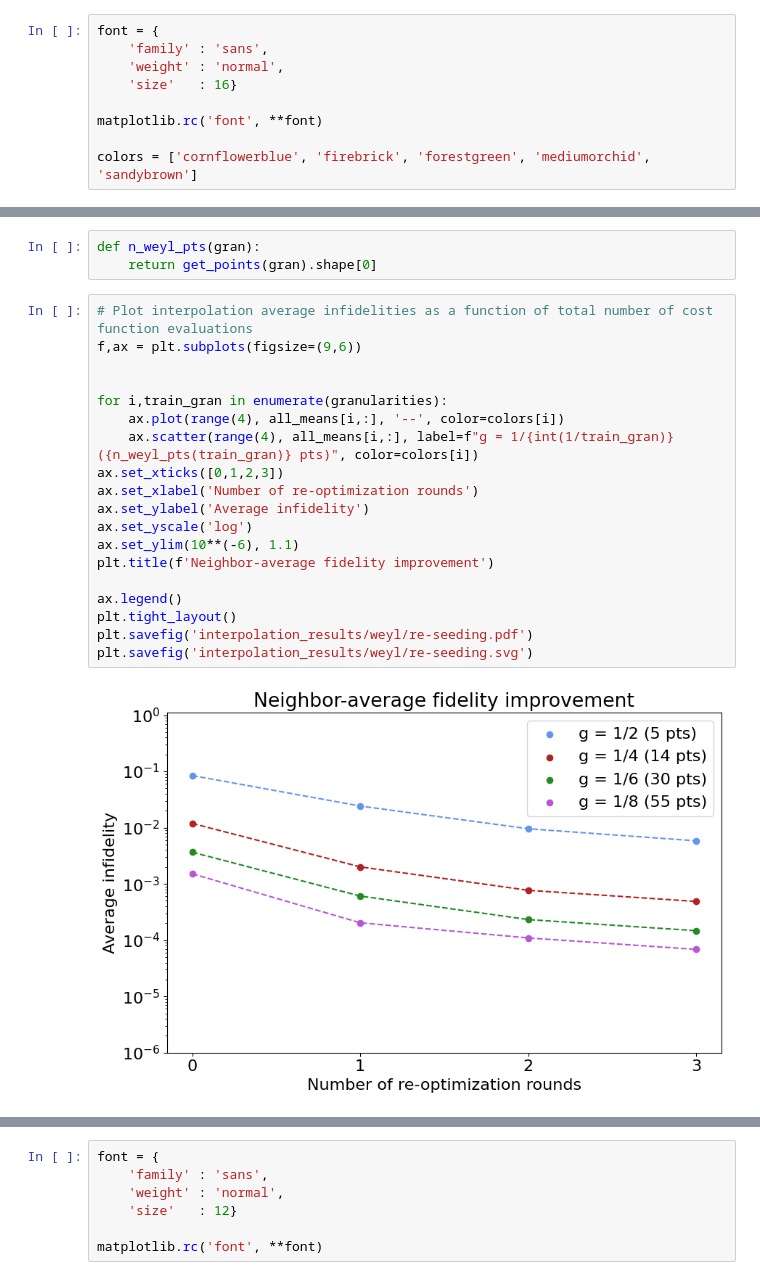
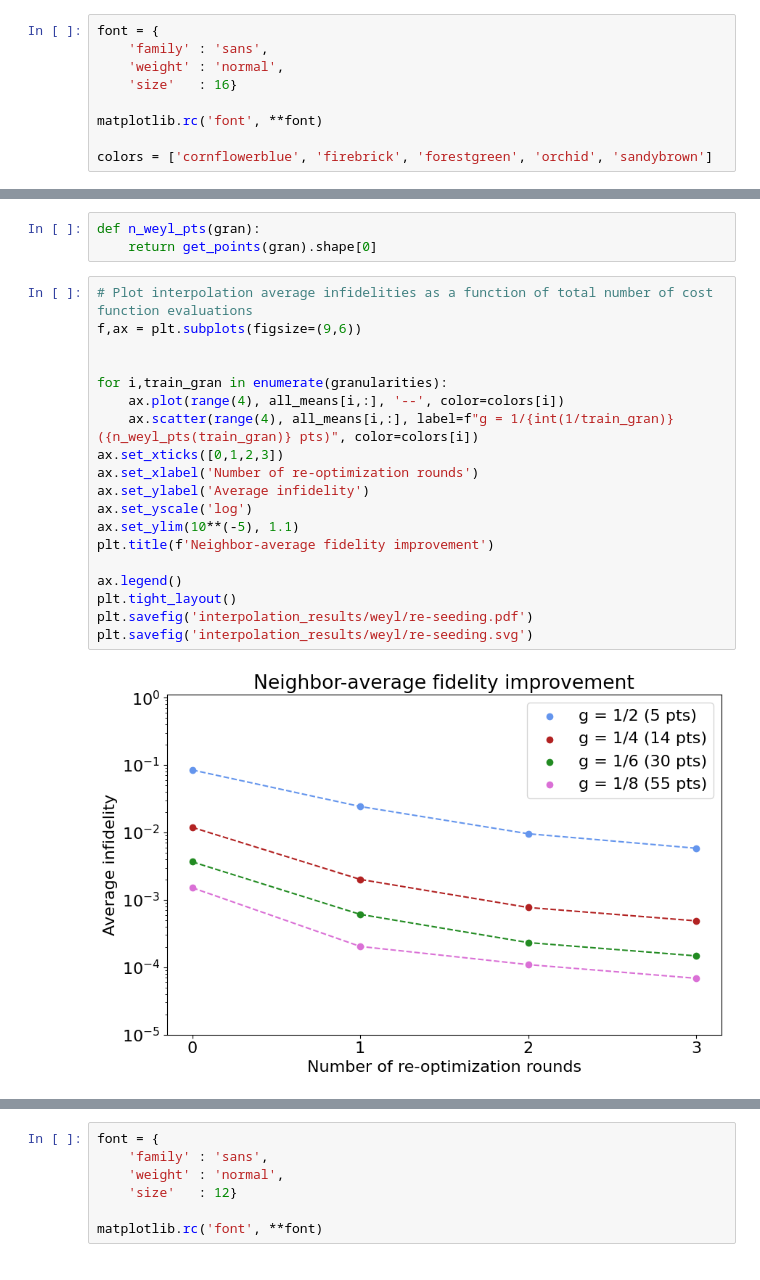
Before and after one commit to jasonchadwick/pulse-interpolation, a Jupyter notebook: interpolate3-weyl.ipynb, the cells around one changed output, grey strips where cells are left out. Saved outputs shown, nothing was run; the diff lists cells and outputs as text.

Commit message:
update plots

```diff
--- a/interpolate3-weyl.ipynb
+++ b/interpolate3-weyl.ipynb
@@ -24,7 +24,7 @@ font = {
 
 matplotlib.rc('font', **font)
 
-colors = ['cornflowerblue', 'firebrick', 'forestgreen', 'mediumorchid', 'sandybrown']
+colors = ['cornflowerblue', 'firebrick', 'forestgreen', 'orchid', 'sandybrown']
 # %%
 # Set up parameters for the Interpolater
 
@@ -296,24 +296,24 @@ def n_weyl_pts(gran):
 # %%
 # Plot interpolation average infidelities as a function of total number of cost function evaluations
 f,ax = plt.subplots(figsize=(9,6))
 
 
 for i,train_gran in enumerate(granularities):
     ax.plot(range(4), all_means[i,:], '--', color=colors[i])
     ax.scatter(range(4), all_means[i,:], label=f"g = 1/{int(1/train_gran)} ({n_weyl_pts(train_gran)} pts)", color=colors[i])
 ax.set_xticks([0,1,2,3])
 ax.set_xlabel('Number of re-optimization rounds')
 ax.set_ylabel('Average infidelity')
 ax.set_yscale('log')
-ax.set_ylim(10**(-6), 1.1)
+ax.set_ylim(10**(-5), 1.1)
 plt.title(f'Neighbor-average fidelity improvement')
 
 ax.legend()
 plt.tight_layout()
 plt.savefig('interpolation_results/weyl/re-seeding.pdf')
 plt.savefig('interpolation_results/weyl/re-seeding.svg')
 # %% [output]
-[figure, old version]
+[figure, new version]
 # %%
 # Plot interpolation average infidelities as a function of total number of cost function evaluations
 f,ax = plt.subplots(figsize=(9,6))
```
Also changed, not shown: parts of 1 cell of this notebook, 39 other files.
